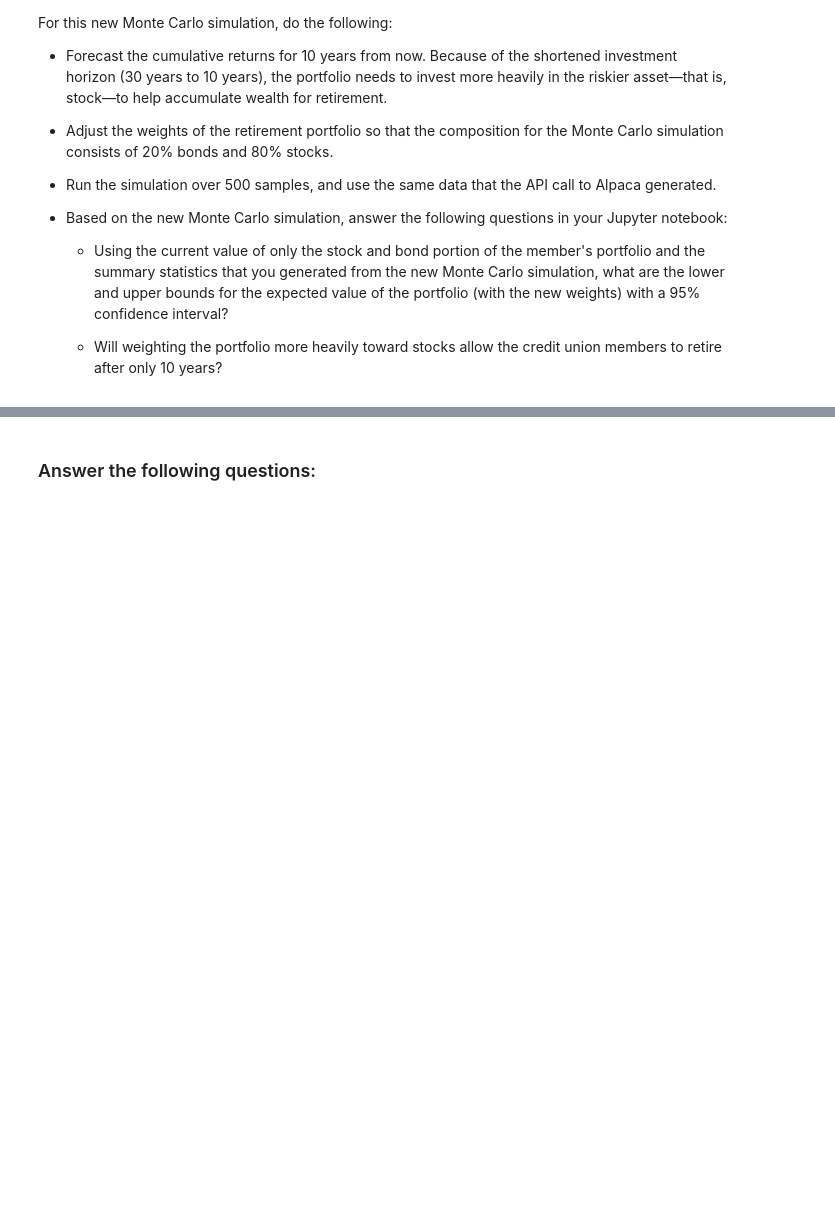
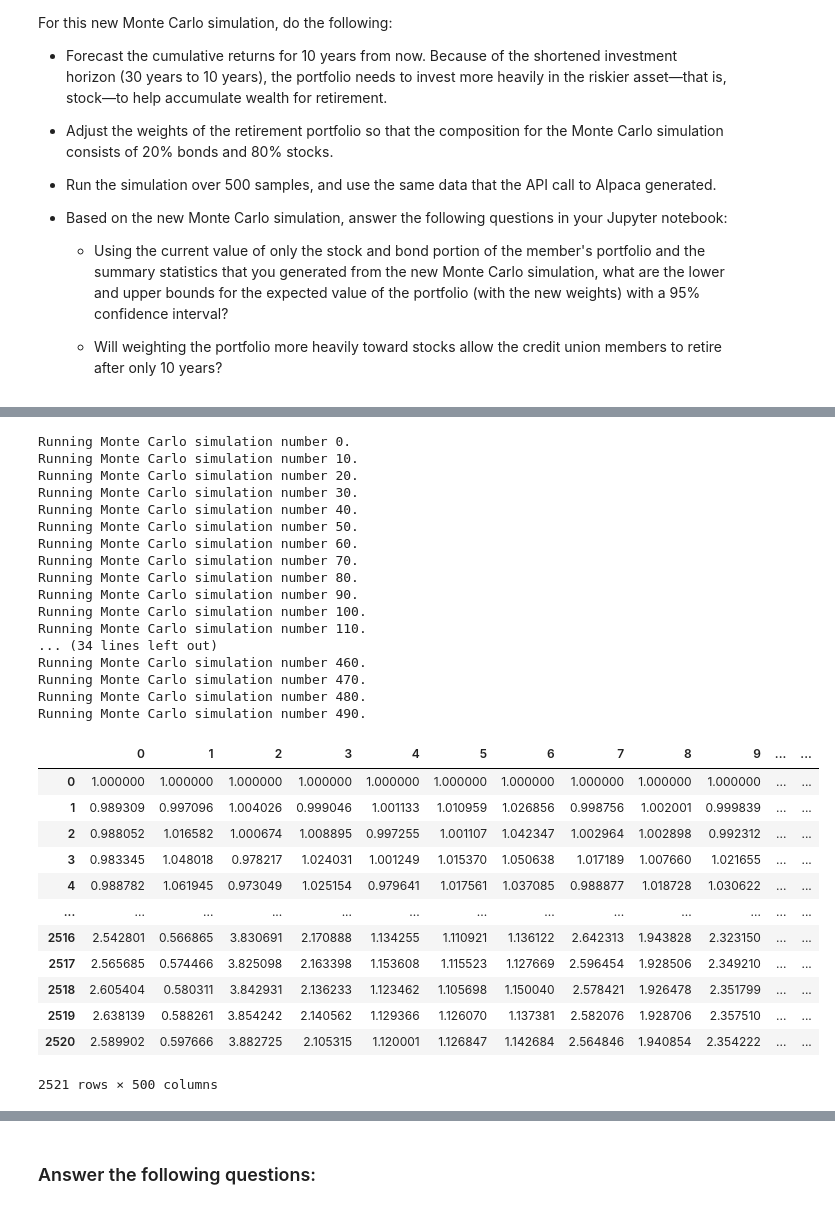
Before and after one commit to MC-Stream/The-Silver-Room, a Jupyter notebook: Module5-C/Starter_Code/financial_planning_tools.ipynb, the cells around one changed output, grey strips where cells are left out. Saved outputs shown, nothing was run; the diff lists cells and outputs as text; code cells hidden in the pictures; blank space fills up the shorter version.

```diff
--- a/Module5-C/Starter_Code/financial_planning_tools.ipynb
+++ b/Module5-C/Starter_Code/financial_planning_tools.ipynb
@@ -625,7 +633,38 @@ warnings.filterwarnings('ignore')
 warnings.filterwarnings('default')
 # %%
 # Run the Monte Carlo simulation to forecast 10 years cumulative returns
-# YOUR CODE HERE
+MC_tenyear.calc_cumulative_return()
+# %% [output]
+Running Monte Carlo simulation number 0.
+Running Monte Carlo simulation number 10.
+Running Monte Carlo simulation number 20.
+Running Monte Carlo simulation number 30.
+Running Monte Carlo simulation number 40.
+Running Monte Carlo simulation number 50.
+Running Monte Carlo simulation number 60.
+Running Monte Carlo simulation number 70.
+Running Monte Carlo simulation number 80.
+Running Monte Carlo simulation number 90.
+Running Monte Carlo simulation number 100.
+Running Monte Carlo simulation number 110.
+... (34 lines left out)
+Running Monte Carlo simulation number 460.
+Running Monte Carlo simulation number 470.
+Running Monte Carlo simulation number 480.
+Running Monte Carlo simulation number 490.
+|  | 0 | 1 | 2 | 3 | 4 | 5 | 6 | 7 | 8 | 9 | ... | ... |
+| 0 | 1.000000 | 1.000000 | 1.000000 | 1.000000 | 1.000000 | 1.000000 | 1.000000 | 1.000000 | 1.000000 | 1.000000 | ... | ... |
+| 1 | 0.989309 | 0.997096 | 1.004026 | 0.999046 | 1.001133 | 1.010959 | 1.026856 | 0.998756 | 1.002001 | 0.999839 | ... | ... |
+| 2 | 0.988052 | 1.016582 | 1.000674 | 1.008895 | 0.997255 | 1.001107 | 1.042347 | 1.002964 | 1.002898 | 0.992312 | ... | ... |
+| 3 | 0.983345 | 1.048018 | 0.978217 | 1.024031 | 1.001249 | 1.015370 | 1.050638 | 1.017189 | 1.007660 | 1.021655 | ... | ... |
+| 4 | 0.988782 | 1.061945 | 0.973049 | 1.025154 | 0.979641 | 1.017561 | 1.037085 | 0.988877 | 1.018728 | 1.030622 | ... | ... |
+| ... | ... | ... | ... | ... | ... | ... | ... | ... | ... | ... | ... | ... |
+| 2516 | 2.542801 | 0.566865 | 3.830691 | 2.170888 | 1.134255 | 1.110921 | 1.136122 | 2.642313 | 1.943828 | 2.323150 | ... | ... |
+| 2517 | 2.565685 | 0.574466 | 3.825098 | 2.163398 | 1.153608 | 1.115523 | 1.127669 | 2.596454 | 1.928506 | 2.349210 | ... | ... |
+| 2518 | 2.605404 | 0.580311 | 3.842931 | 2.136233 | 1.123462 | 1.105698 | 1.150040 | 2.578421 | 1.926478 | 2.351799 | ... | ... |
+| 2519 | 2.638139 | 0.588261 | 3.854242 | 2.140562 | 1.129366 | 1.126070 | 1.137381 | 2.582076 | 1.928706 | 2.357510 | ... | ... |
+| 2520 | 2.589902 | 0.597666 | 3.882725 | 2.105315 | 1.120001 | 1.126847 | 1.142684 | 2.564846 | 1.940854 | 2.354222 | ... | ... |
+2521 rows × 500 columns
 # %%
 # Visualize the 10-year Monte Carlo simulation by creating an
 # overlay line plot
```
Also changed, not shown: parts of 10 cells of this notebook.
